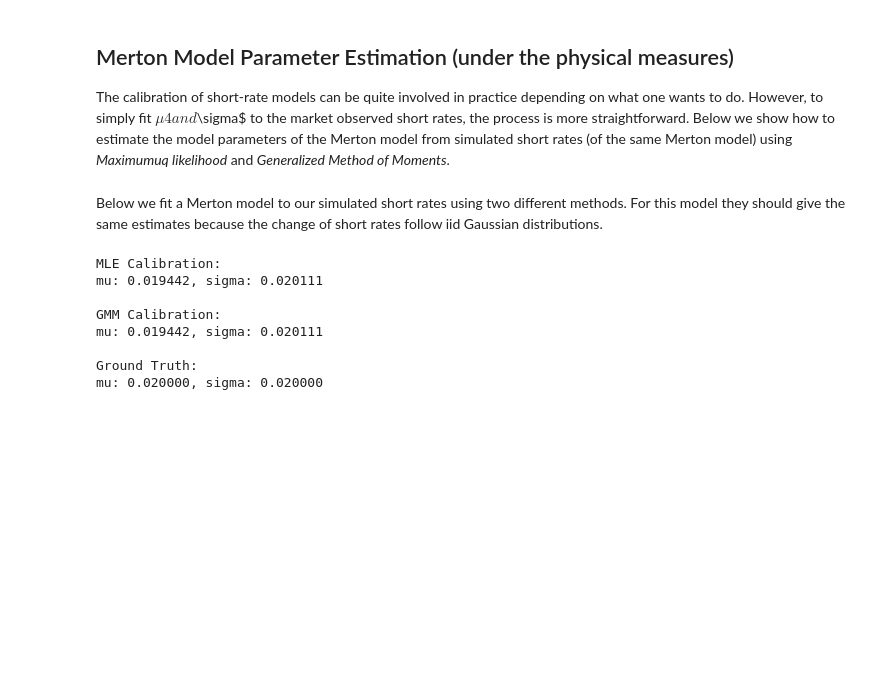
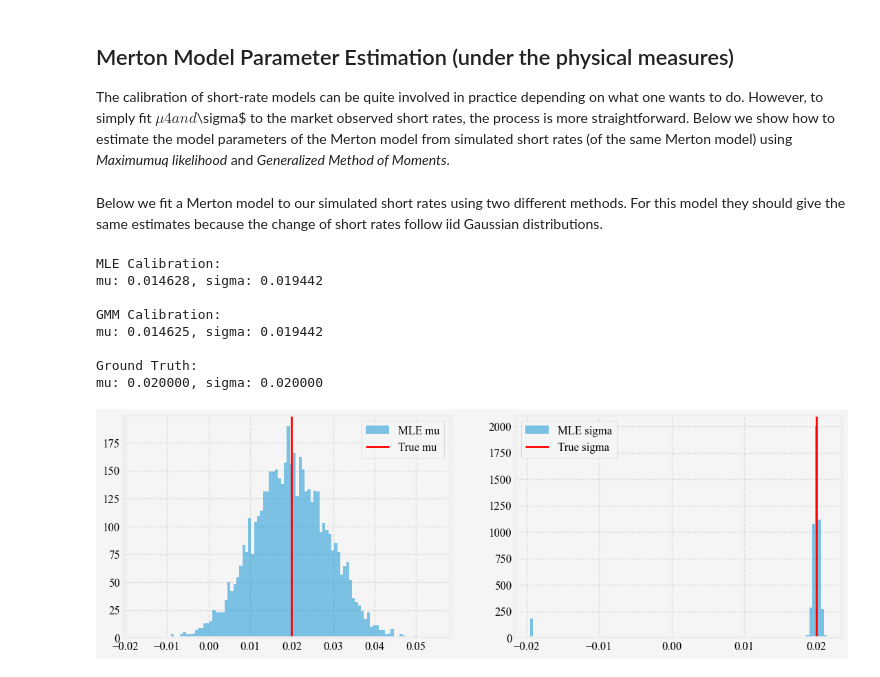
Before and after one commit to steveya/short-rate-models, a Jupyter notebook: notebook/merton_model.ipynb, the cells around one changed output. Drawn from its saved outputs; the diff is of its cells as text; code cells hidden in the pictures; blank space fills up the shorter version.

```diff
--- a/notebook/merton_model.ipynb
+++ b/notebook/merton_model.ipynb
@@ -144,36 +144,36 @@ plt.tight_layout();
 
 The calibration of short-rate models can be quite involved in practice depending on what one wants to do. However, to simply fit $\mu4 and $\sigma$ to the market observed short rates, the process is more straightforward. Below we show how to estimate the model parameters of the Merton model from simulated short rates (of the same Merton model) using *Maximumuq likelihood* and *Generalized Method of Moments*.
 # %%
-def log_likelihood(params, rates, dt):
+def merton_log_likelihood(params, rates, dt):
     mu, sigma = params
     n = len(rates) - 1
     ll = -0.5 * n * np.log(2 * np.pi * sigma**2 * dt)
     ll -= np.sum((rates[1:] - rates[:-1] - mu * dt)**2) / (2 * sigma**2 * dt)
     return -ll
 
-def mle_calibration(rates, dt):
+def merton_mle_calibration(rates, dt):
     initial_guess = [0.01, 0.01]
-    result = minimize(log_likelihood, initial_guess, args=(rates, dt), method='L-BFGS-B')
+    result = minimize(merton_log_likelihood, initial_guess, args=(rates, dt), method='L-BFGS-B')
     return result.x
 
-def moment_conditions(params, rates, dt):
+def merton_moment_conditions(params, rates, dt):
     mu, sigma = params
     delta_r = rates[1:] - rates[:-1]
     m1 = delta_r - mu * dt
     m2 = m1**2 - sigma**2 * dt
     return np.array([np.mean(m1), np.mean(m2)])
 
-def gmm_objective(params, rates, dt, W):
-    moments = moment_conditions(params, rates, dt)
+def merton_gmm_objective(params, rates, dt, W):
+    moments = merton_moment_conditions(params, rates, dt)
     return moments.T @ W @ moments
 
-def gmm_calibration(rates, dt):
+def merton_gmm_calibration(rates, dt):
     W = np.eye(2)  # Identity weighting matrix for initial estimation
     initial_guess = [0.01, 0.01]  # Initial guess for mu and sigma
 
     # Minimize GMM objective function using Powell's method. The first and second
     # moments have quite different scales, sp gradient based methods do not work well.
-    result = minimize(gmm_objective, initial_guess, args=(rates, dt, W), method='POWELL')
+    result = minimize(merton_gmm_objective, initial_guess, args=(rates, dt, W), method='POWELL')
 
     return result.x
 # %% [markdown]
@@ -182,8 +182,8 @@ Below we fit a Merton model to our simulated short rates using two different met
 times, rates = simulated_short_rates
 dt = times[1]
 
-mle_mu, mle_sigma = mle_calibration(rates, dt)
-gmm_mu, gmm_sigma = gmm_calibration(rates, dt)
+mle_mu, mle_sigma = merton_mle_calibration(rates, dt)
+gmm_mu, gmm_sigma = merton_gmm_calibration(rates, dt)
 
 print("MLE Calibration:")
 print(f"mu: {mle_mu:.6f}, sigma: {mle_sigma:.6f}")
@@ -193,10 +193,36 @@ print("\nGround Truth:")
 print(f"mu: {mu:.6f}, sigma: {sigma:.6f}")
 # %% [output]
 MLE Calibration:
-mu: 0.019442, sigma: 0.020111
+mu: 0.014628, sigma: 0.019442
 
 GMM Calibration:
-mu: 0.019442, sigma: 0.020111
+mu: 0.014625, sigma: 0.019442
 
 Ground Truth:
 mu: 0.020000, sigma: 0.020000
+# %%
+np.random.seed(42)
+num_simulations = 5000
+random_seeds = np.random.randint(0, 100000, num_simulations)
+merton_mu_mle = []
+merton_sigma_mle = []
+for i in range(num_simulations):
+    times, rates = simulate_merton_short_rates(r0, mu, sigma, t, dt, seed=random_seeds[i])
+    mle_mu, mle_sigma = merton_mle_calibration(rates, dt)
+    merton_mu_mle.append(mle_mu)
+    merton_sigma_mle.append(mle_sigma)
+
+fig, axes = plt.subplots(1, 2, figsize=(12, 4))
+# plot the histogram of the mle_mu and mle_sigma and mark the true values
+axes[0].hist(merton_mu_mle, bins=100, alpha=0.5, label='MLE mu')
+axes[0].axvline(mu, color='red', label='True mu')
+axes[0].legend()
+
+# plot the histogram of the mle_mu and mle_sigma and mark the true values
+axes[1].hist(merton_sigma_mle, bins=100, alpha=0.5, label='MLE sigma')
+axes[1].axvline(sigma, color='red', label='True sigma')
+axes[1].legend()
+
+plt.show()
+# %% [output]
+[figure, added]
```
Also changed, not shown: parts of 2 cells of this notebook, 1 other file.
